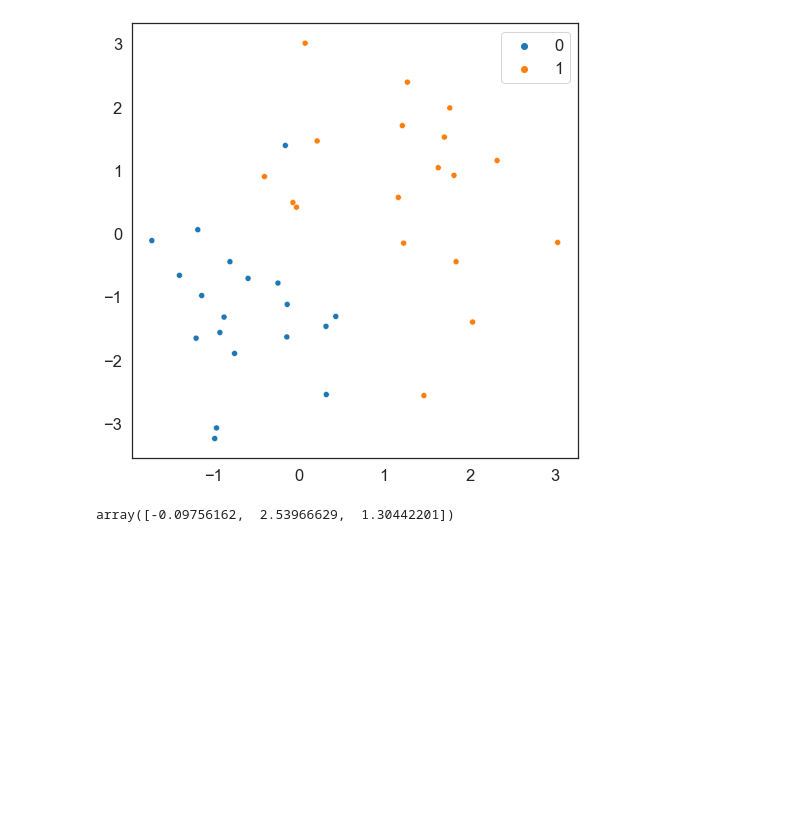
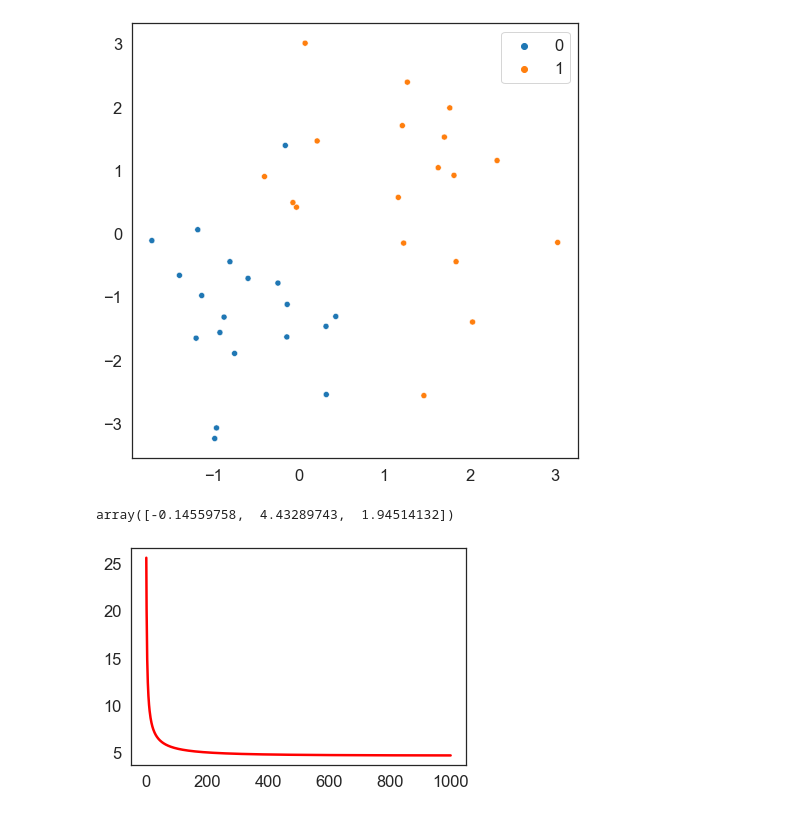
Before and after one commit to ananddotiyer/IIT-M, a Jupyter notebook: MLT/Week5.ipynb, the cells around one changed output. Drawn from its saved outputs; the diff is of its cells as text; code cells hidden in the pictures; blank space fills up the shorter version.

```diff
--- a/MLT/Week5.ipynb
+++ b/MLT/Week5.ipynb
@@ -47,7 +47,7 @@ class LogisticRegression():
         return 1 / (1 + np.exp(-z))
     def activation(self, X):
         return sigmoid(self.linear_combination(X))
-    def predict(self, X, w, threshold):
+    def predict(self, X, threshold=0.5):
         return np.where(self.activation(X) > threshold, 1, 0)
     def loss(self, X, y, reg_rate):
         sigmoid_vector = self.activation(X)
@@ -121,6 +121,14 @@ sns.scatterplot(data=x_train, x=x_train[:,1], y=x_train[:,2], hue=y_train)
 [figure]
 # %%
 log_reg = LogisticRegression()
-log_reg.gd(x_train, y_train, num_epochs=100, lr=1e-2, reg_rate=0)
+log_reg.gd(x_train, y_train, num_epochs=1000, lr=1e-2, reg_rate=0)
 # %% [output]
-array([-0.09756162,  2.53966629,  1.30442201])
+array([-0.14559758,  4.43289743,  1.94514132])
+# %%
+def plot_learning_curve(err):
+#     err = [err[1][1] for err in err_all]
+    plt.plot(np.arange(len(err)), err, 'r-')
+# %%
+plot_learning_curve(log_reg.err_all)
+# %% [output]
+[figure, added]
```
Also changed, not shown: parts of 4 cells of this notebook.
